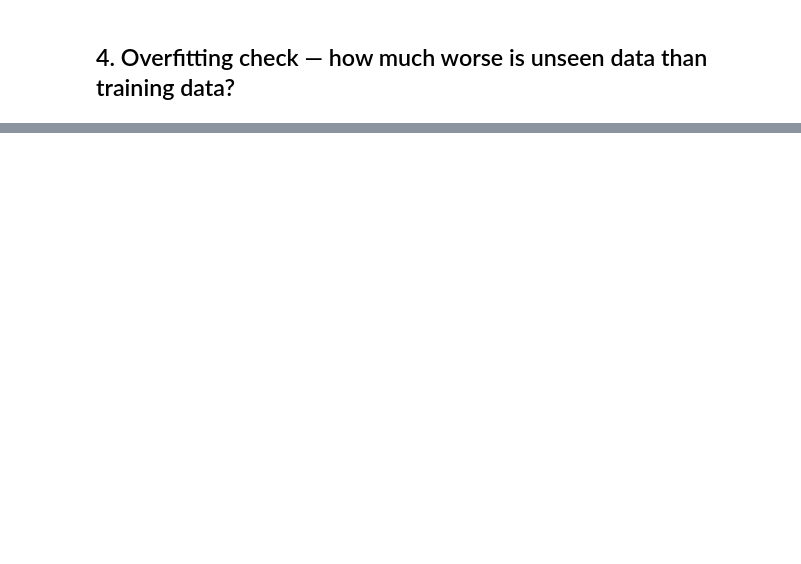
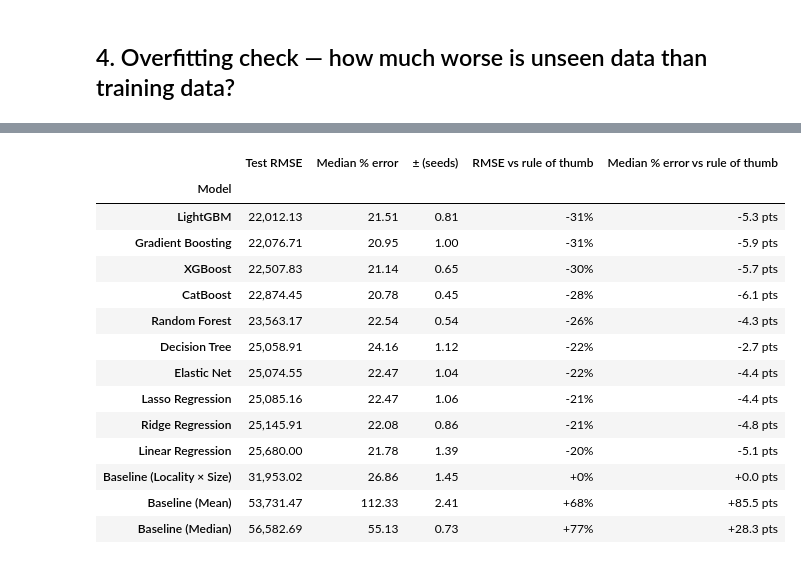
Before and after one commit to PihuCodeTech/House-Rent-Prediction-System, a Jupyter notebook: notebooks/model_comparison.ipynb, the cells around one changed output, grey strips where cells are left out. Cells and saved outputs as stored; diff of their text form; code cells hidden in the pictures; blank space fills up the shorter version.

```diff
--- a/notebooks/model_comparison.ipynb
+++ b/notebooks/model_comparison.ipynb
@@ -73,0 +81,23 @@ they predict a constant.
+# %%
+view = num.set_index('Model')[['Test RMSE mean', 'Test Median % Error mean', 'Test Median % Error std']]
+view.columns = ['Test RMSE', 'Median % error', '± (seeds)']
+rule = view.loc['Baseline (Locality × Size)']
+view['RMSE vs rule of thumb'] = (view['Test RMSE'] / rule['Test RMSE'] - 1).map('{:+.0%}'.format)
+view['Median % error vs rule of thumb'] = (view['Median % error'] - rule['Median % error']).map('{:+.1f} pts'.format)
+view.sort_values('Test RMSE')
+# %% [output]
+|  | Test RMSE | Median % error | ± (seeds) | RMSE vs rule of thumb | Median % error vs rule of thumb |
+| Model |  |  |  |  |  |
+| LightGBM | 22,012.13 | 21.51 | 0.81 | -31% | -5.3 pts |
+| Gradient Boosting | 22,076.71 | 20.95 | 1.00 | -31% | -5.9 pts |
+| XGBoost | 22,507.83 | 21.14 | 0.65 | -30% | -5.7 pts |
+| CatBoost | 22,874.45 | 20.78 | 0.45 | -28% | -6.1 pts |
+| Random Forest | 23,563.17 | 22.54 | 0.54 | -26% | -4.3 pts |
+| Decision Tree | 25,058.91 | 24.16 | 1.12 | -22% | -2.7 pts |
+| Elastic Net | 25,074.55 | 22.47 | 1.04 | -22% | -4.4 pts |
+| Lasso Regression | 25,085.16 | 22.47 | 1.06 | -21% | -4.4 pts |
+| Ridge Regression | 25,145.91 | 22.08 | 0.86 | -21% | -4.8 pts |
+| Linear Regression | 25,680.00 | 21.78 | 1.39 | -20% | -5.1 pts |
+| Baseline (Locality × Size) | 31,953.02 | 26.86 | 1.45 | +0% | +0.0 pts |
+| Baseline (Mean) | 53,731.47 | 112.33 | 2.41 | +68% | +85.5 pts |
+| Baseline (Median) | 56,582.69 | 55.13 | 0.73 | +77% | +28.3 pts |
```
Also changed, not shown: parts of 6 cells of this notebook.
